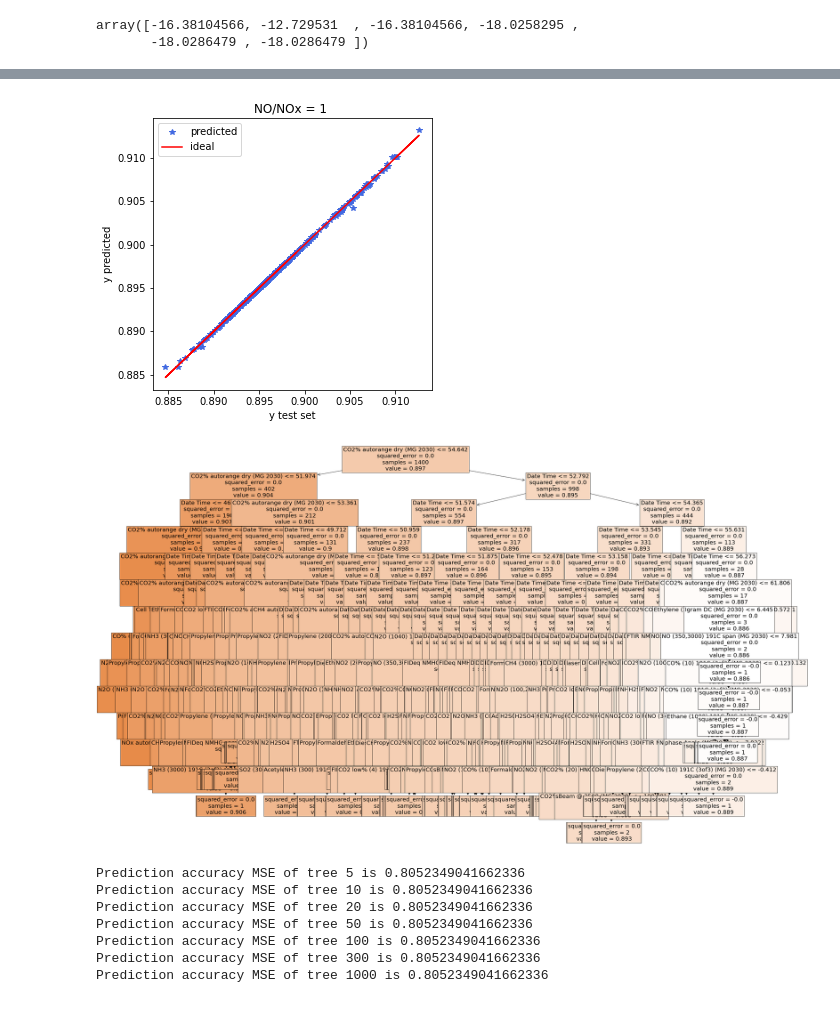
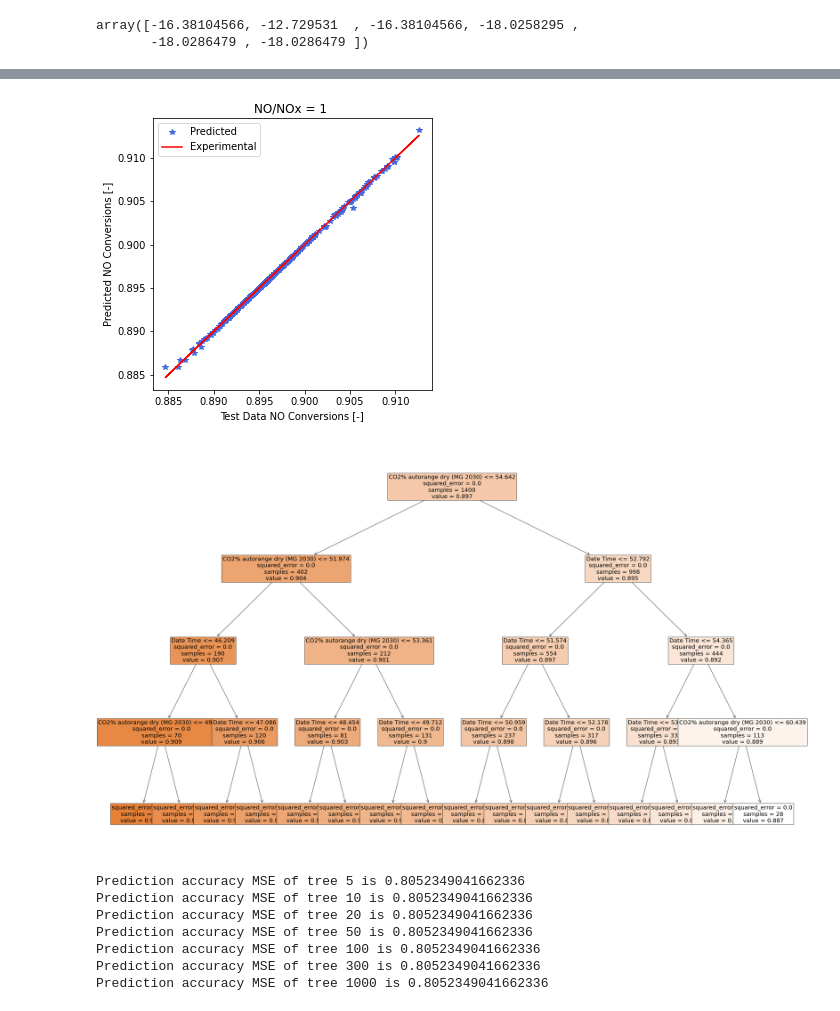
Before and after one commit to XiuyuTang/PACCAR_SCR_ML_Project, a Jupyter notebook: Exploratory_Notebook_Decision_Tree_NoxRatio_1.ipynb, the cells around one changed output, grey strips where cells are left out. Drawn from its saved outputs; the diff is of its cells as text; code cells hidden in the pictures.

```diff
--- a/Exploratory_Notebook_Decision_Tree_NoxRatio_1.ipynb
+++ b/Exploratory_Notebook_Decision_Tree_NoxRatio_1.ipynb
@@ -85,7 +101,7 @@ X_train, X_test, y_train, y_test = train_test_split(df_train, df_test, test_size
 
 
 #1.3 Predict and print MSE
-regr = DecisionTreeRegressor(random_state = 0, max_depth = 5)
+regr = DecisionTreeRegressor(random_state = 0, max_depth =10)
 regr.fit(X_train, y_train)
 
 y_pred = regr.predict(X_test)
@@ -135,22 +151,22 @@ plt.show()
 # %%
 plt.figure(figsize=(5,5))
-plt.plot(y_test, y_pred,'*', color='royalblue', label="predicted")
-plt.plot(y_test, y_test, color='red', label="ideal")
+plt.plot(y_test, y_pred,'*', color='royalblue', label="Predicted")
+plt.plot(y_test, y_test, color='red', label="Experimental")
 
 
-plt.xlabel('y test set')
-plt.ylabel('y predicted')
+plt.xlabel('Test Data NO Conversions [-]')
+plt.ylabel('Predicted NO Conversions [-]')
 plt.legend()
 plt.title('NO/NOx = 1 ')
 plt.show()
 # %% [output]
-[figure, old version]
+[figure, new version]
 # %%
 fig = plt.figure(figsize=(35,20))
 tree.plot_tree(regr, feature_names=df.columns, filled=True, fontsize=20)
 plt.tight_layout()
 # %% [output]
-[figure, old version]
+[figure, new version]
 # %%
 #2.1 Bagging regressor
 
```
Also changed, not shown: parts of 4 cells of this notebook, 2 other files.
